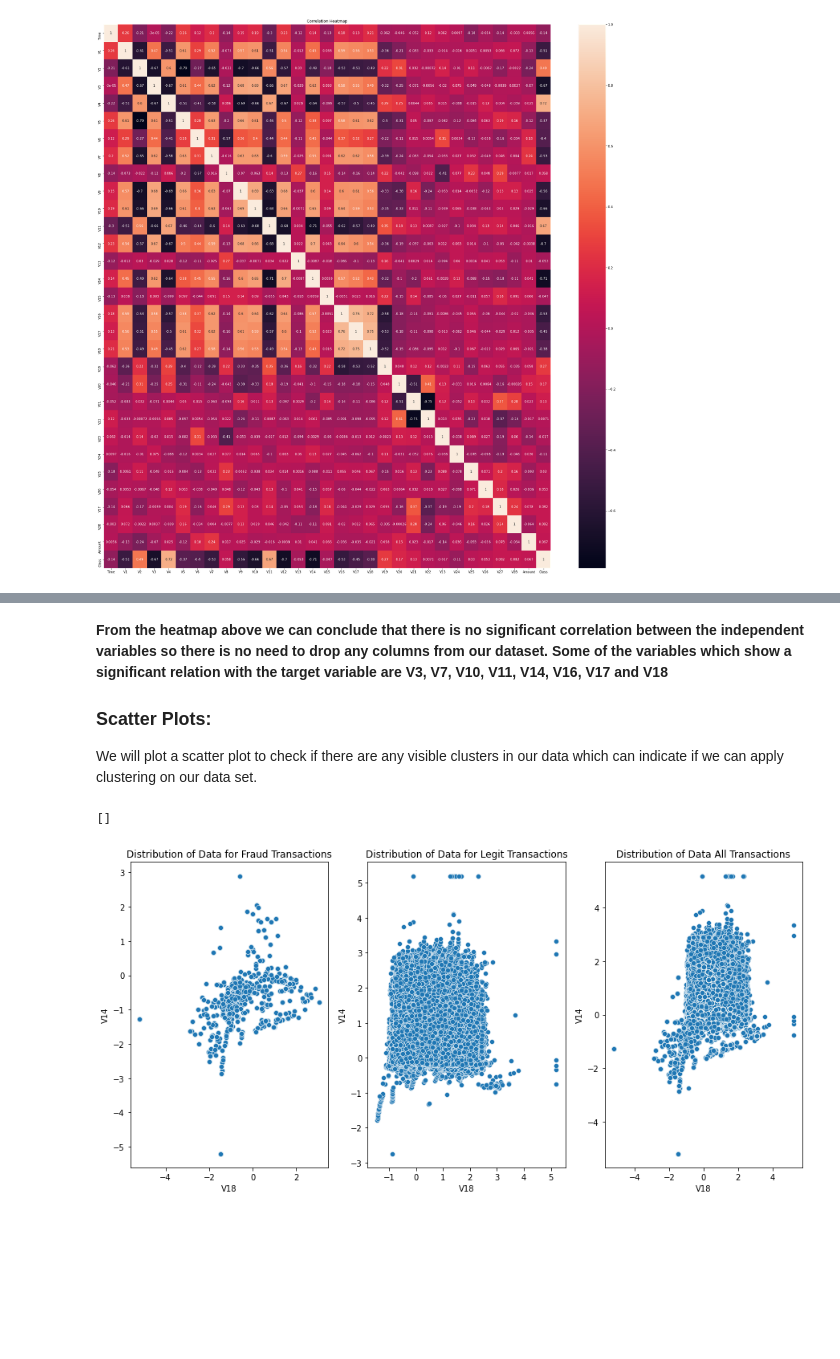
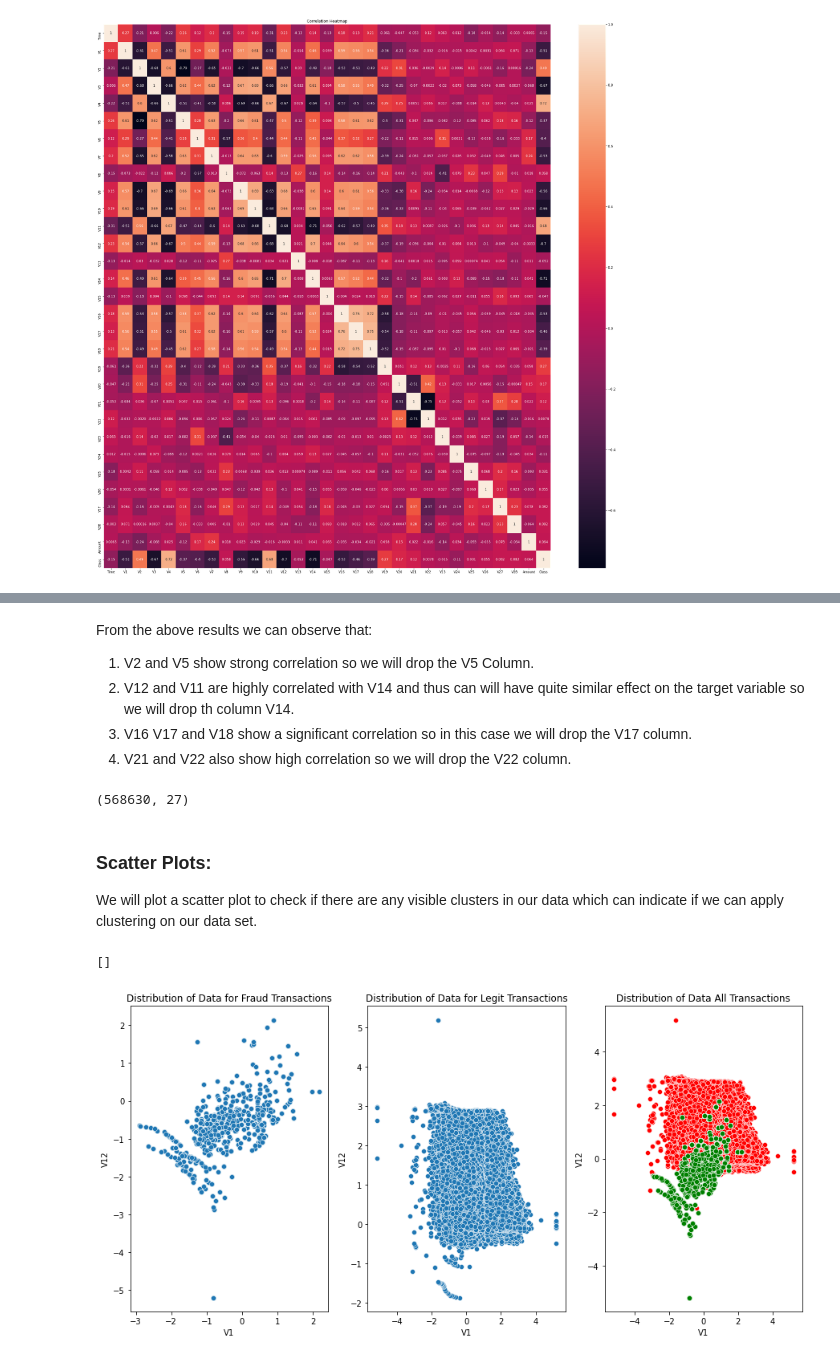
Before and after one commit to yasho191/Credit_Card_Fraud_Detection, a Jupyter notebook: Machine Learning Approach.ipynb, the cells around one changed output, grey strips where cells are left out. Saved outputs shown, nothing was run; the diff lists cells and outputs as text; code cells hidden in the pictures; blank space fills up the shorter version.

```diff
--- a/Machine Learning Approach.ipynb
+++ b/Machine Learning Approach.ipynb
@@ -255,24 +274,34 @@ plt.plot()
+# %% [markdown]
+From the above results we can observe that:
+1. V2 and V5 show strong correlation so we will drop the V5 Column.
+2. V12 and V11 are highly correlated with V14 and thus can will have quite similar effect on the target variable so we will drop th column V14.
+3. V16 V17 and V18 show a significant correlation so in this case we will drop the V17 column.
+4. V21 and V22 also show high correlation so we will drop the V22 column.
+# %%
+df.drop(columns=["V5", "V14", "V17", "V22"], inplace = True)
+df.shape
+# %% [output]
+(568630, 27)
 # %% [markdown]
-**From the heatmap above we can conclude that there is no significant correlation between the independent variables so there is no need to drop any columns from our dataset. Some of the variables which show a significant relation with the target variable are V3, V7, V10, V11, V14, V16, V17 and V18**
-
 ### Scatter Plots:
 We will plot a scatter plot to check if there are any visible clusters in our data which can indicate if we can apply clustering on our data set.
 # %%
 fig = plt.figure(figsize=(15,7))
 #print(df[df["Class"]==1].shape)
 plt.subplot(1,3,1)
-sns.scatterplot(x = df[df["Class"]==1]["V18"], y = df[df["Class"]==1]["V14"])
+sns.scatterplot(x = df[df["Class"]==1]["V1"], y = df[df["Class"]==1]["V12"])
 plt.title("Distribution of Data for Fraud Transactions")
 plt.plot()
 plt.subplot(1,3,2)
-sns.scatterplot(x = df[df["Class"]==0]["V18"], y = df[df["Class"]==0]["V14"])
+sns.scatterplot(x = df[df["Class"]==0]["V1"], y = df[df["Class"]==0]["V12"])
 plt.title("Distribution of Data for Legit Transactions")
 plt.plot()
 plt.subplot(1,3,3)
-sns.scatterplot(x = df["V18"], y = df["V14"])
+sns.scatterplot(x = df[df["Class"]==0]["V1"], y = df[df["Class"]==0]["V12"], color = "red")
+sns.scatterplot(x = df[df["Class"]==1]["V1"], y = df[df["Class"]==1]["V12"], color ="green")
 plt.title("Distribution of Data All Transactions")
 plt.plot()
 # %% [output]
 []
-[figure, old version]
+[figure, new version]
 # %% [markdown]
```
Also changed, not shown: parts of 8 cells of this notebook.
